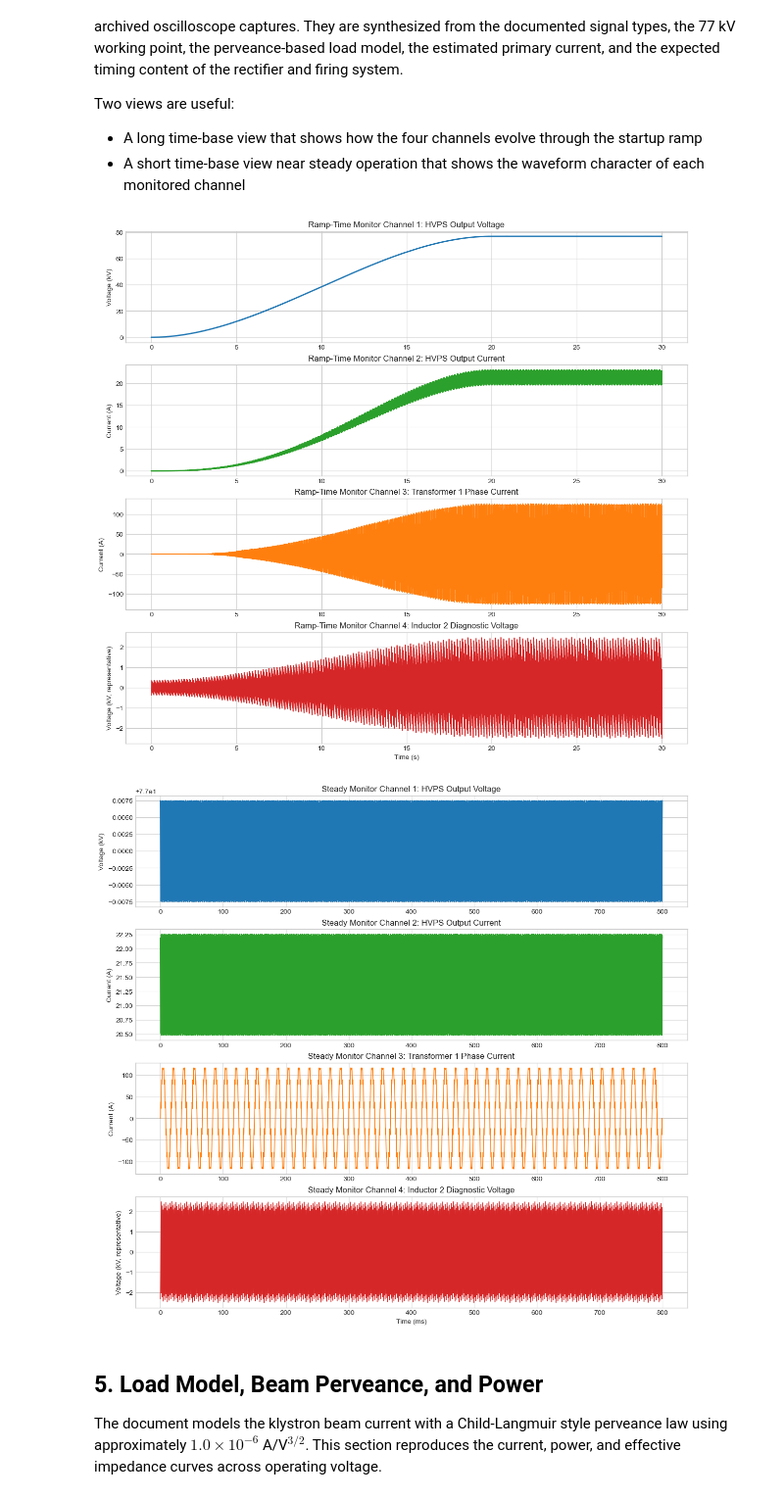
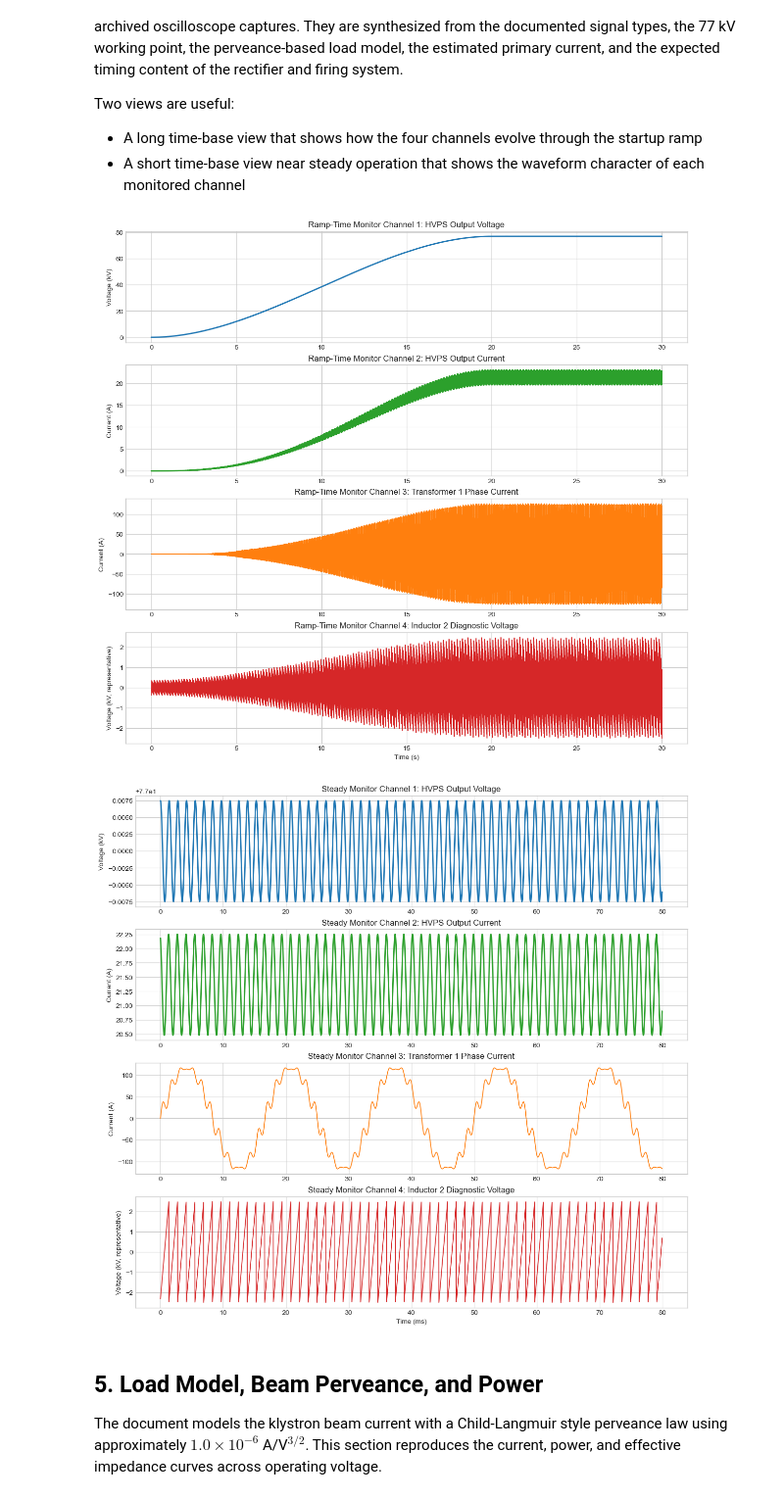
Before and after one commit to fayaw/spearlegacyLLRF, a Jupyter notebook: hvps/architecture/technical-notes/hvps_analytic_design_math_notebook.ipynb, the cells around one changed output. Shown at 98% size. Drawn from its saved outputs; the diff is of its cells as text; code cells hidden in the pictures.

```diff
--- a/hvps/architecture/technical-notes/hvps_analytic_design_math_notebook.ipynb
+++ b/hvps/architecture/technical-notes/hvps_analytic_design_math_notebook.ipynb
@@ -442,39 +442,39 @@ axes[3].set_xlabel('Time (s)')
 axes[3].set_ylabel('Voltage (kV, representative)')
 plt.show()
 
-steady_window_s = 0.80
+steady_window_s = 0.080
 steady_samples = 6000
 t_steady = np.linspace(0, steady_window_s, steady_samples)
 vdc_steady = system['vdc_nominal'] + 0.5 * filtered_ripple_pp_local * np.cos(2 * np.pi * f_ripple_hz_local * t_steady)
 idc_steady = beam_current_from_perveance(np.maximum(vdc_steady, 0.0)) + 0.04 * system['idc_nominal'] * np.cos(2 * np.pi * f_ripple_hz_local * t_steady + np.pi / 8)
 it1_steady = np.sqrt(2) * primary_current_nominal * (
     np.sin(2 * np.pi * system['f_line_hz'] * t_steady)
     + 0.10 * np.sin(2 * np.pi * 11 * system['f_line_hz'] * t_steady)
     + 0.08 * np.sin(2 * np.pi * 13 * system['f_line_hz'] * t_steady)
 )
 l2_steady = 2.5e3 * sawtooth_wave(t_steady + alpha_nom / 360.0 / system['f_line_hz'], 12 * system['f_line_hz'])
 
 fig, axes = plt.subplots(4, 1, figsize=(12, 11), constrained_layout=True)
 axes[0].plot(t_steady * 1e3, vdc_steady/1e3, color='tab:blue', linewidth=2.0)
 axes[0].set_title('Steady Monitor Channel 1: HVPS Output Voltage')
 axes[0].set_ylabel('Voltage (kV)')
 
 axes[1].plot(t_steady * 1e3, idc_steady, color='tab:green', linewidth=2.0)
 axes[1].set_title('Steady Monitor Channel 2: HVPS Output Current')
 axes[1].set_ylabel('Current (A)')
 
 axes[2].plot(t_steady * 1e3, it1_steady, color='tab:orange', linewidth=1.2)
 axes[2].set_title('Steady Monitor Channel 3: Transformer 1 Phase Current')
 axes[2].set_ylabel('Current (A)')
 
 axes[3].plot(t_steady * 1e3, l2_steady / 1e3, color='tab:red', linewidth=1.2)
 axes[3].set_title('Steady Monitor Channel 4: Inductor 2 Diagnostic Voltage')
 axes[3].set_xlabel('Time (ms)')
 axes[3].set_ylabel('Voltage (kV, representative)')
 plt.show()
 # %% [output]
 [figure]
-[figure, old version]
+[figure, new version]
 # %% [markdown]
 ## 5. Load Model, Beam Perveance, and Power
 
```
